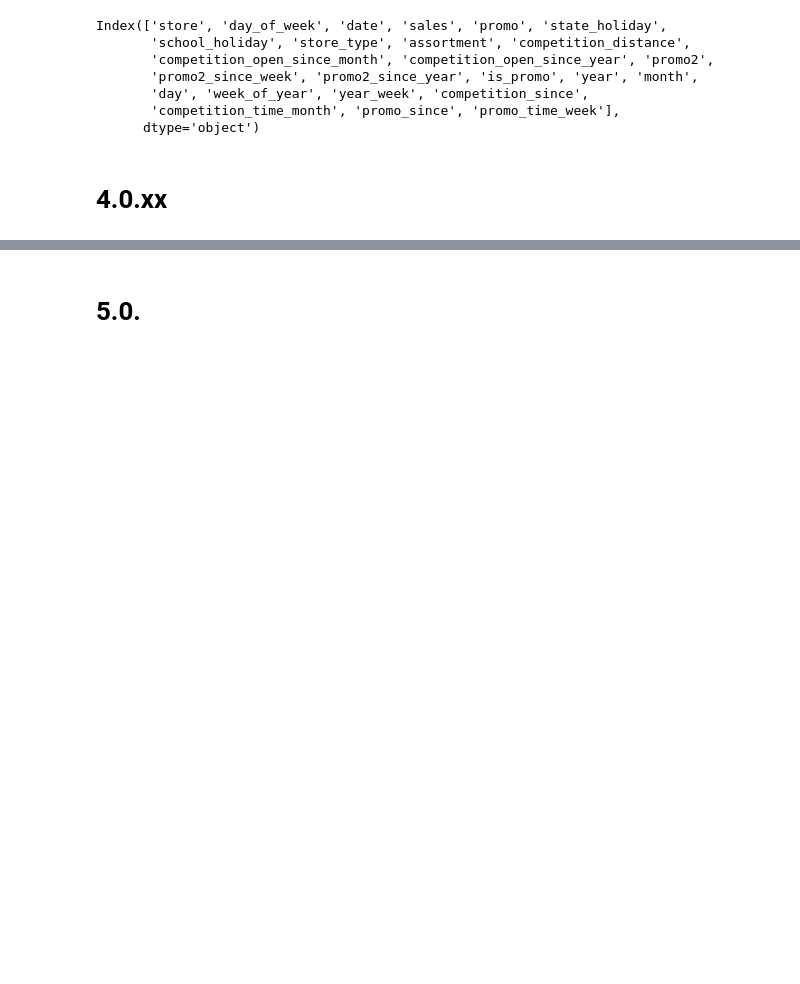
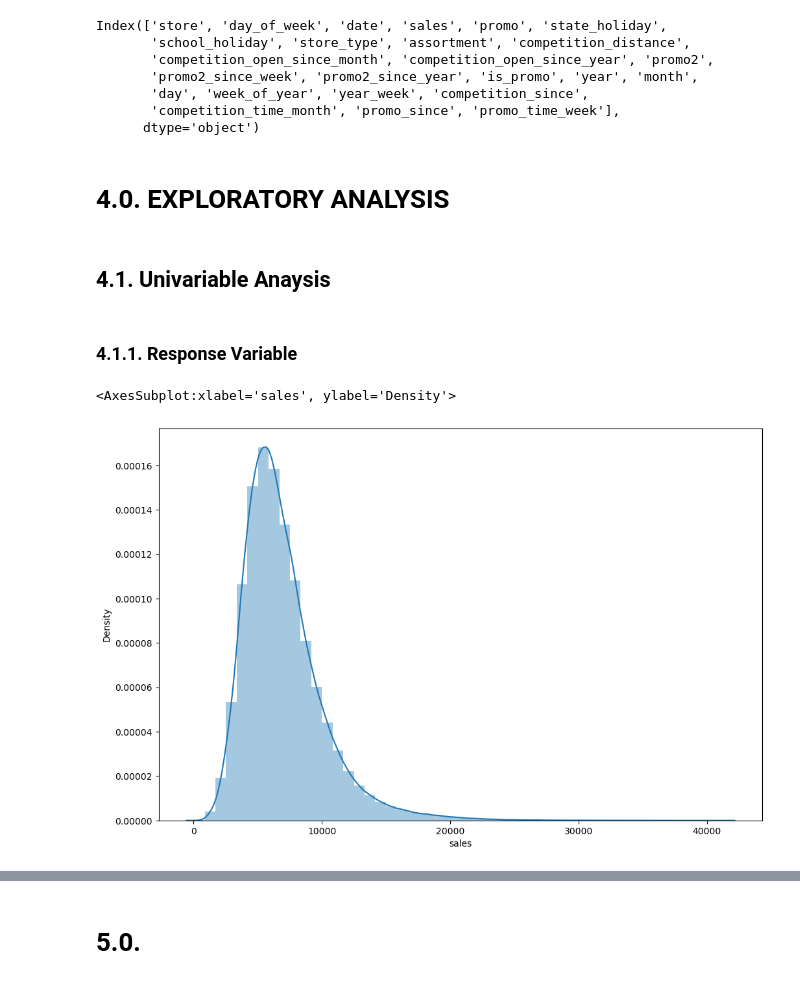
Before and after one commit to Davipaulo9/Sales-Prediction-Pharmacy-Rossmann, a Jupyter notebook: m02_v01_store_sales_prediction.ipynb, the cells around one changed output, grey strips where cells are left out. Cells and saved outputs as stored; diff of their text form; code cells hidden in the pictures; blank space fills up the shorter version.

```diff
--- a/m02_v01_store_sales_prediction.ipynb
+++ b/m02_v01_store_sales_prediction.ipynb
@@ -402,4 +573,16 @@ Index(['store', 'day_of_week', 'date', 'sales', 'promo', 'state_holiday',
        'competition_time_month', 'promo_since', 'promo_time_week'],
       dtype='object')
 # %% [markdown]
-# 4.0.xx
+# 4.0. EXPLORATORY ANALYSIS
+# %%
+df4 = df3.copy()
+# %% [markdown]
+## 4.1. Univariable Anaysis
+# %% [markdown]
+### 4.1.1. Response Variable
+# %%
+fig, ax = plt.subplots(figsize=(12,8),dpi=100);
+sns.distplot(df4['sales'] )
+# %% [output]
+<AxesSubplot:xlabel='sales', ylabel='Density'>
+[figure, added]
```
Also changed, not shown: parts of 31 cells of this notebook.
